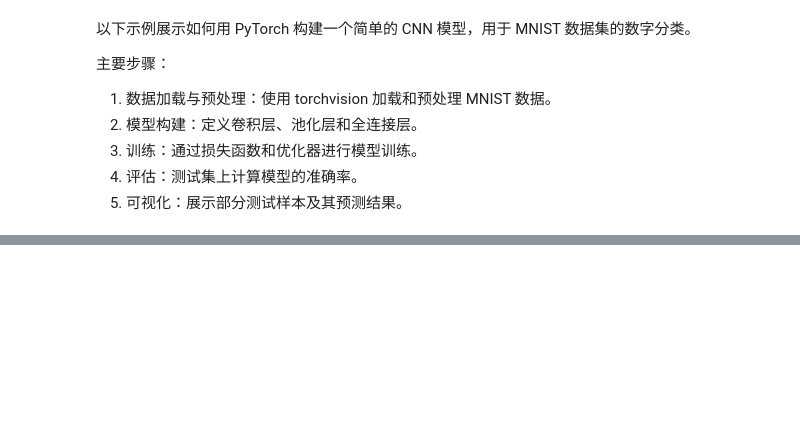
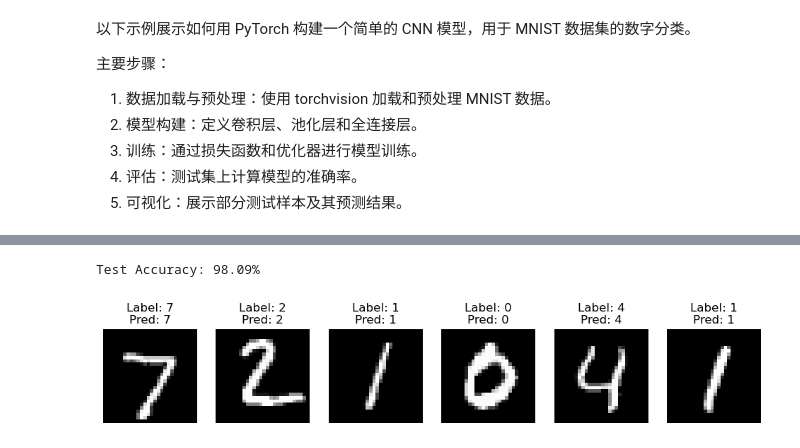
Before and after one commit to zhenkai01/PyTorch-Core-Course, a Jupyter notebook: 6_Convolutional Neural Networks.ipynb, the cells around one changed output, grey strips where cells are left out. Saved outputs shown, nothing was run; the diff lists cells and outputs as text; code cells hidden in the pictures; blank space fills up the shorter version.

```diff
--- a/6_Convolutional Neural Networks.ipynb
+++ b/6_Convolutional Neural Networks.ipynb
@@ -44,0 +79,25 @@ import torch.optim as optim
+# %%
+# 创建模型实例
+model = SimpleCNN()
+
+# 定义损失函数和优化器
+loss_fn = nn.CrossEntropyLoss()
+optimizer = optim.SGD(model.parameters(), lr=1e-3, momentum=0.9)
+# %%
+# Model training
+num_epochs = 5
+model.train()   #设置模式为训练模式
+
+for epoch in range(num_epochs):
+    total_loss = 0
+    for images, labels in train_dataloader:
+        outputs = model(images)
+        loss = loss_fn(outputs, labels)
+
+        optimizer.zero_grad()
+        loss.backward()
+        optimizer.step()
+
+        total_loss += loss.item()
+
+    print(f"Epoch [{epoch+1}/{num_epochs}], Loss: {total_loss / len(train_dataloader):.4f}")
@@ -44,0 +110,17 @@ import torch.optim as optim
+# %%
+# 模型测试
+model.eval()
+correct = 0
+total = 0
+
+with torch.no_grad():  #关闭梯度计算
+    for images, labels in test_dataloader:
+        outputs = model(images)
+        _, predicted = torch.max(outputs, 1)
+        total += labels.size(0)
+        correct += (predicted == labels).sum().item()
+
+accuracy = 100 * correct / total
+print(f"Test Accuracy: {accuracy}%")
+# %% [output]
+Test Accuracy: 98.09%
@@ -44,0 +135,16 @@ import torch.optim as optim
+# %%
+import matplotlib.pyplot as plt
+
+data_iter = iter(test_dataloader)
+images, labels = next(data_iter)
+outputs = model(images)
+_, predictions = torch.max(outputs, 1)
+
+fig, axes = plt.subplots(1, 6, figsize=(12, 4))
+for i in range(6):
+    axes[i].imshow(images[i][0], cmap='gray')
+    axes[i].set_title(f"Label: {labels[i]}\nPred: {predictions[i]}")
+    axes[i].axis('off')
+plt.show()
+# %% [output]
+[figure, added]
```
Also changed, not shown: parts of 5 cells of this notebook, 8 other files.
